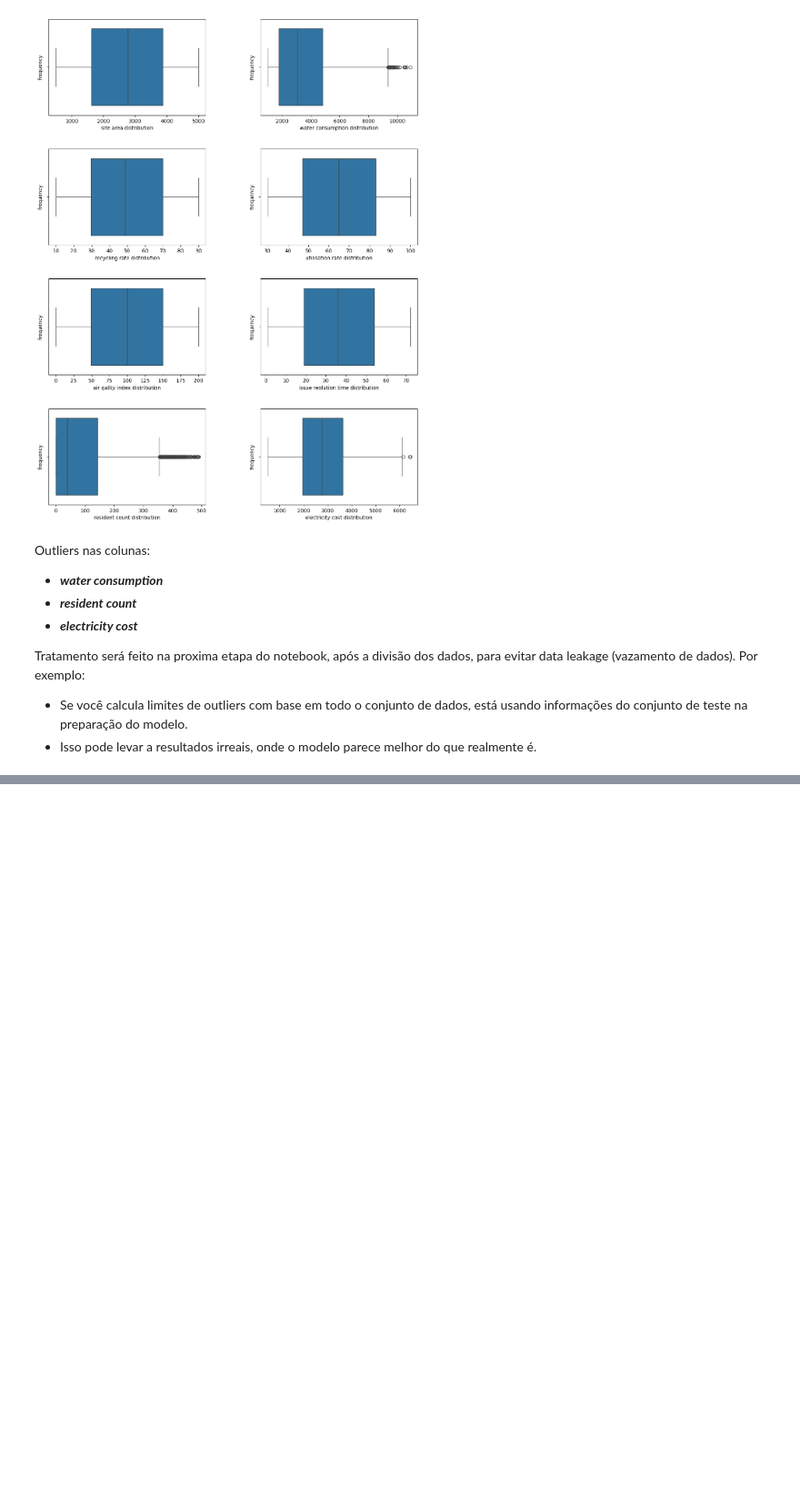
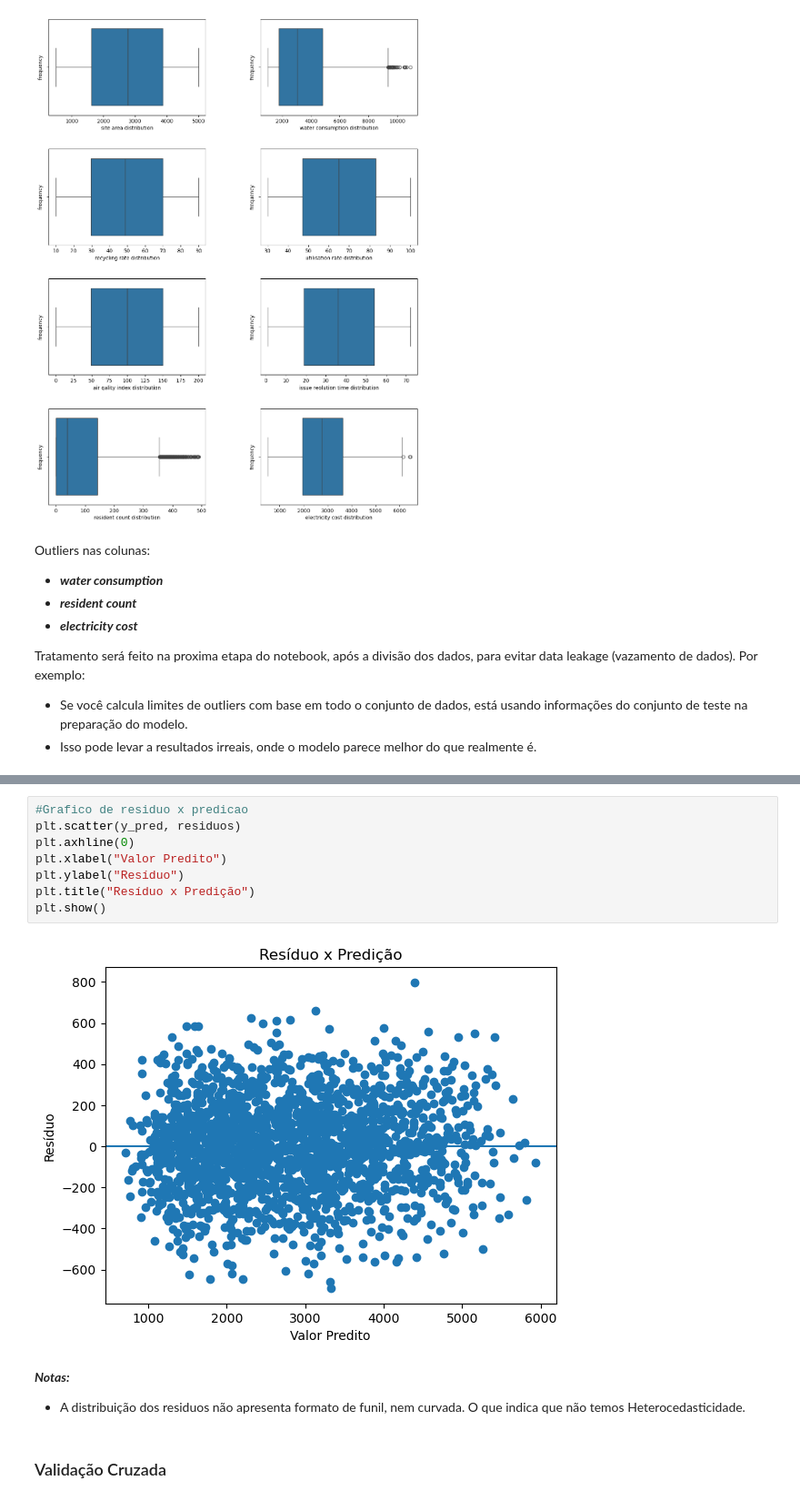
Before and after one commit to Lopeslucas/Data-Science, a Jupyter notebook: [Kaggle] - Electricity cost prediction/EDA.ipynb, the cells around one changed output, grey strips where cells are left out. Shown at 91% size. Cells and saved outputs as stored; diff of their text form; blank space fills up the shorter version.

```diff
--- a/[Kaggle] - Electricity cost prediction/EDA.ipynb
+++ b/[Kaggle] - Electricity cost prediction/EDA.ipynb
@@ -199,0 +293,15 @@ plt.show()
+# %%
+#Grafico de residuo x predicao
+plt.scatter(y_pred, residuos)
+plt.axhline(0)
+plt.xlabel("Valor Predito")
+plt.ylabel("Resíduo")
+plt.title("Resíduo x Predição")
+plt.show()
+# %% [output]
+[figure, added]
+# %% [markdown]
+***Notas:***
+- A distribuição dos residuos não apresenta formato de funil, nem curvada. O que indica que não temos Heterocedasticidade.
+# %% [markdown]
+### Validação Cruzada
```
Also changed, not shown: parts of 18 cells of this notebook, 5 other files.
